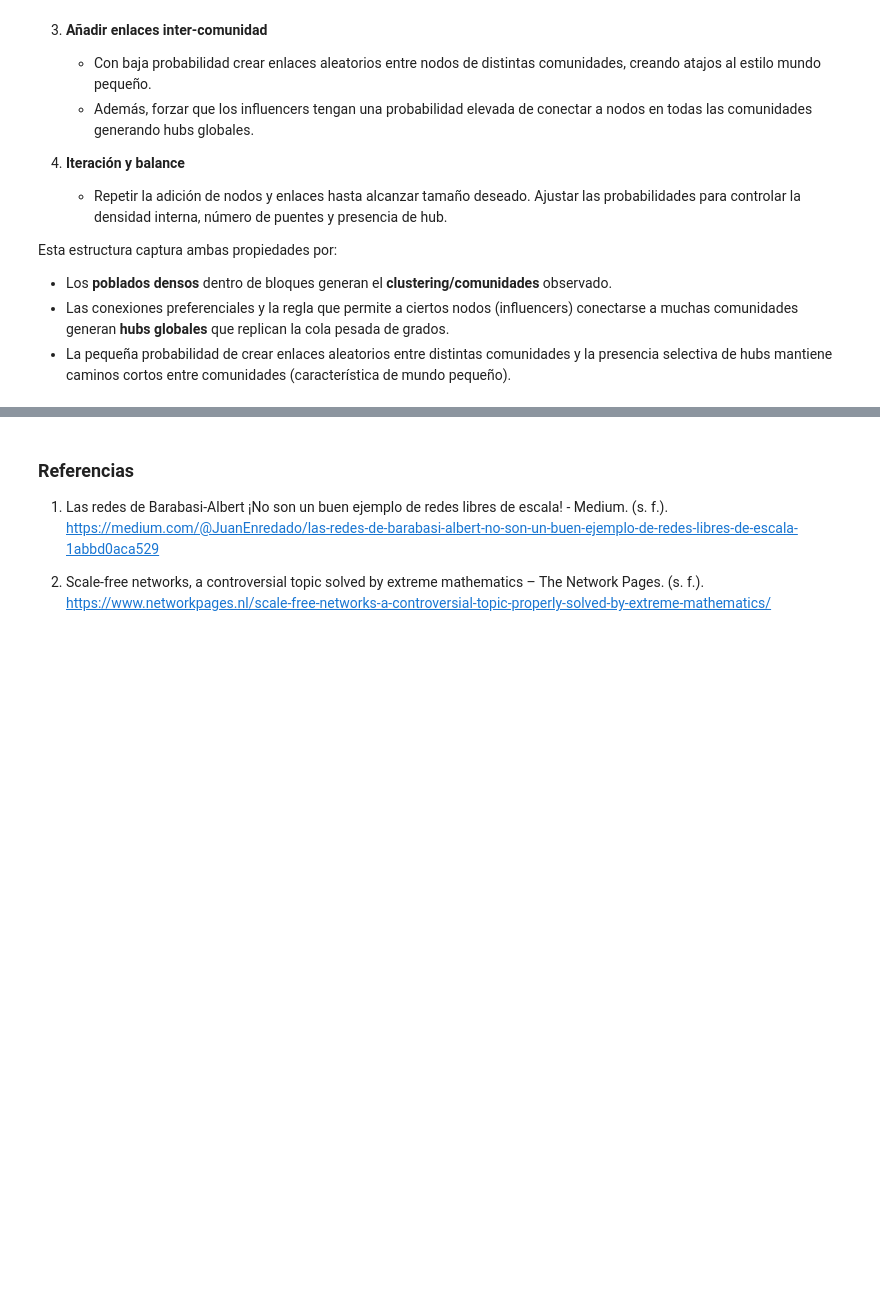
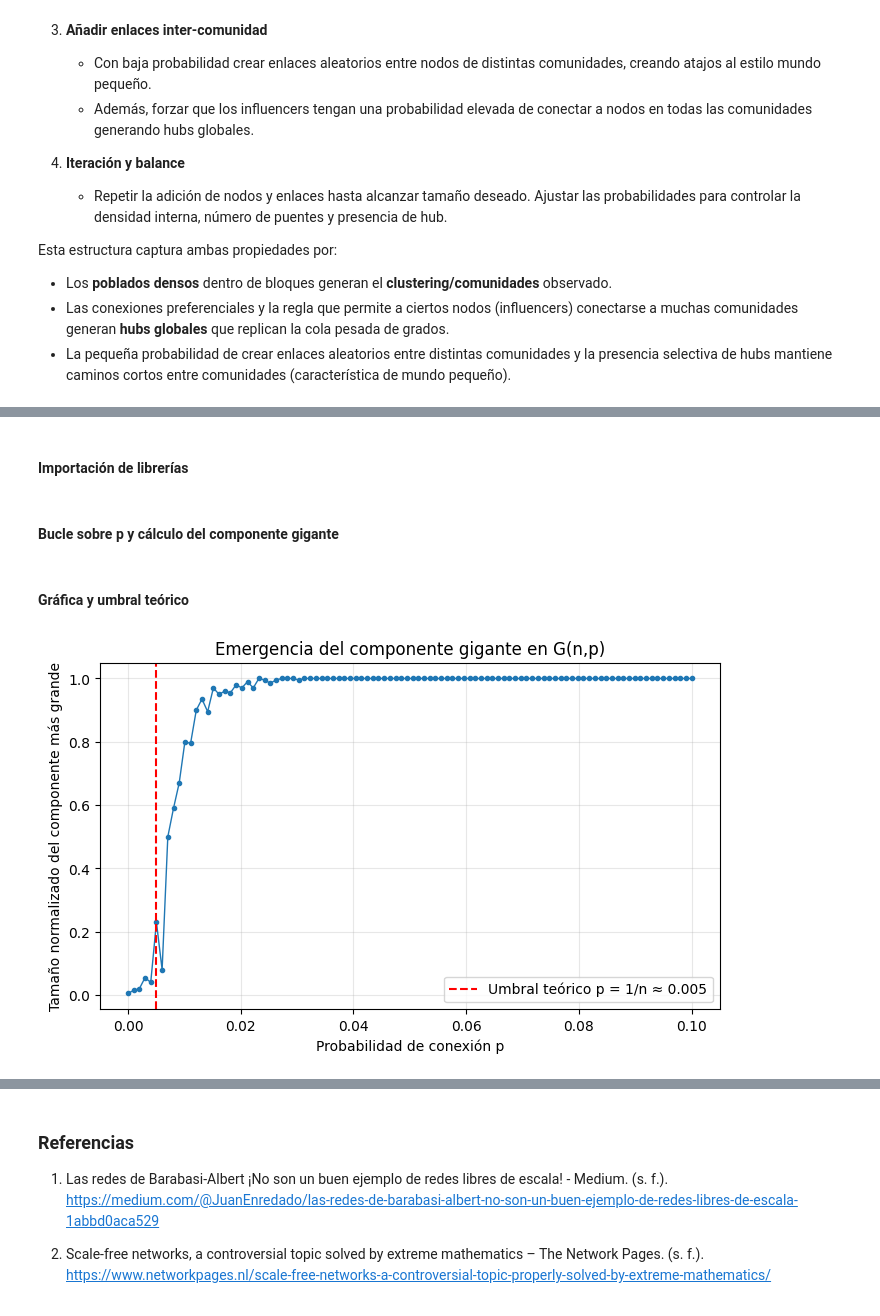
Before and after one commit to FabianKel/ModSim-LAB5, a Jupyter notebook: parte-2.ipynb, the cells around one changed output, grey strips where cells are left out. Saved outputs shown, nothing was run; the diff lists cells and outputs as text; code cells hidden in the pictures; blank space fills up the shorter version.

```diff
--- a/parte-2.ipynb
+++ b/parte-2.ipynb
@@ -95,0 +100,38 @@ Esta estructura captura ambas propiedades por:
+# %% [markdown]
+#### **Importación de librerías**
+# %%
+import numpy as np
+import networkx as nx
+import matplotlib.pyplot as plt
+
+rng = np.random.default_rng(16)
+
+n = 200
+ps = np.linspace(0.0, 0.1, 100)
+sizes_norm = []                   # tamaño normalizado del componente gigante
+# %% [markdown]
+#### **Bucle sobre p y cálculo del componente gigante**
+# %%
+for p in ps:
+    G = nx.erdos_renyi_graph(n=n, p=p, seed=int(rng.integers(0, 1e9)))
+
+    # componentes conectados
+    comps = nx.connected_components(G)
+    giant = max(comps, key=len, default=set())
+    sizes_norm.append(len(giant) / n)
+# %% [markdown]
+#### **Gráfica y umbral teórico**
+# %%
+pc = 1 / n
+
+plt.figure(figsize=(8,4.5))
+plt.plot(ps, sizes_norm, marker='o', ms=3, lw=1)
+plt.axvline(pc, linestyle='--', linewidth=1.5, color='red', label=f'Umbral teórico p = 1/n ≈ {pc:.3f}')
+plt.title('Emergencia del componente gigante en G(n,p)')
+plt.xlabel('Probabilidad de conexión p')
+plt.ylabel('Tamaño normalizado del componente más grande')
+plt.grid(True, alpha=0.3)
+plt.legend()
+plt.show()
+# %% [output]
+[figure, added]
```
Also changed, not shown: parts of 15 cells of this notebook.
